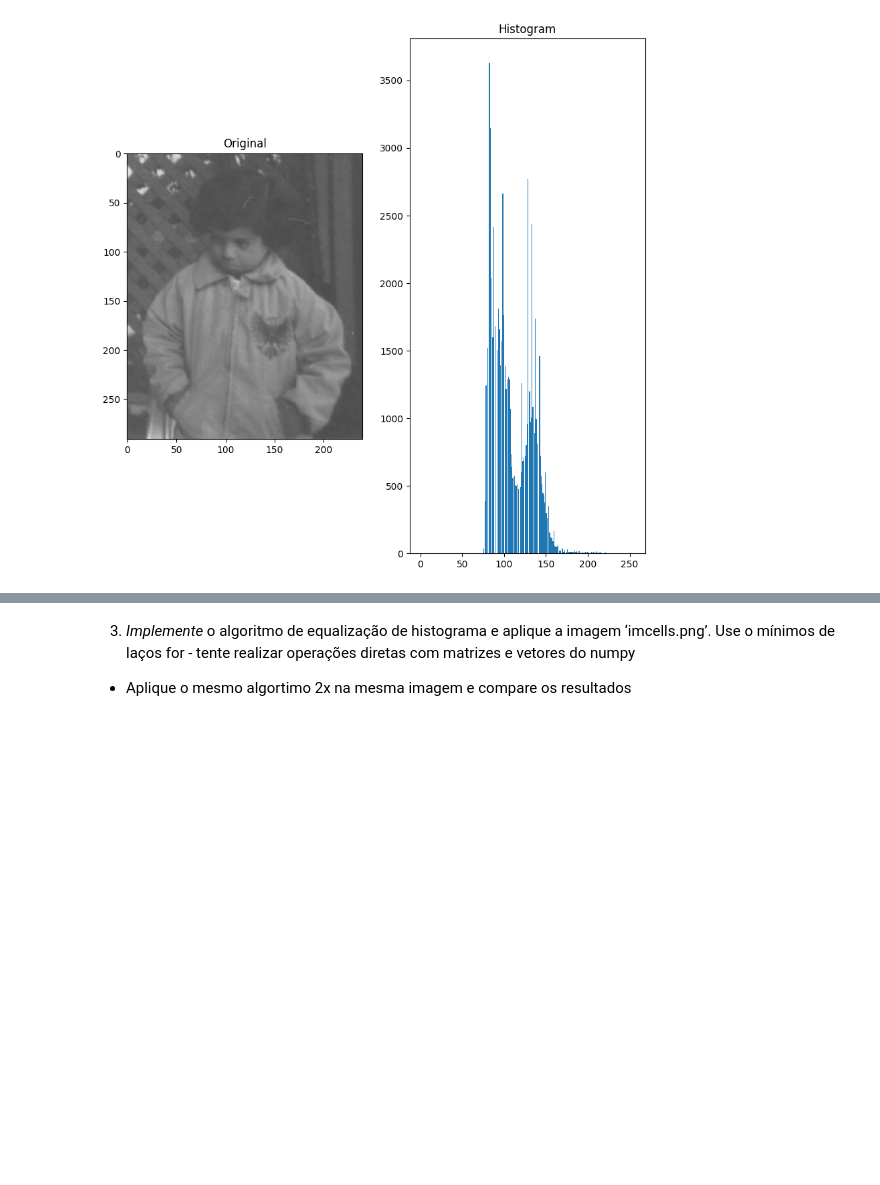
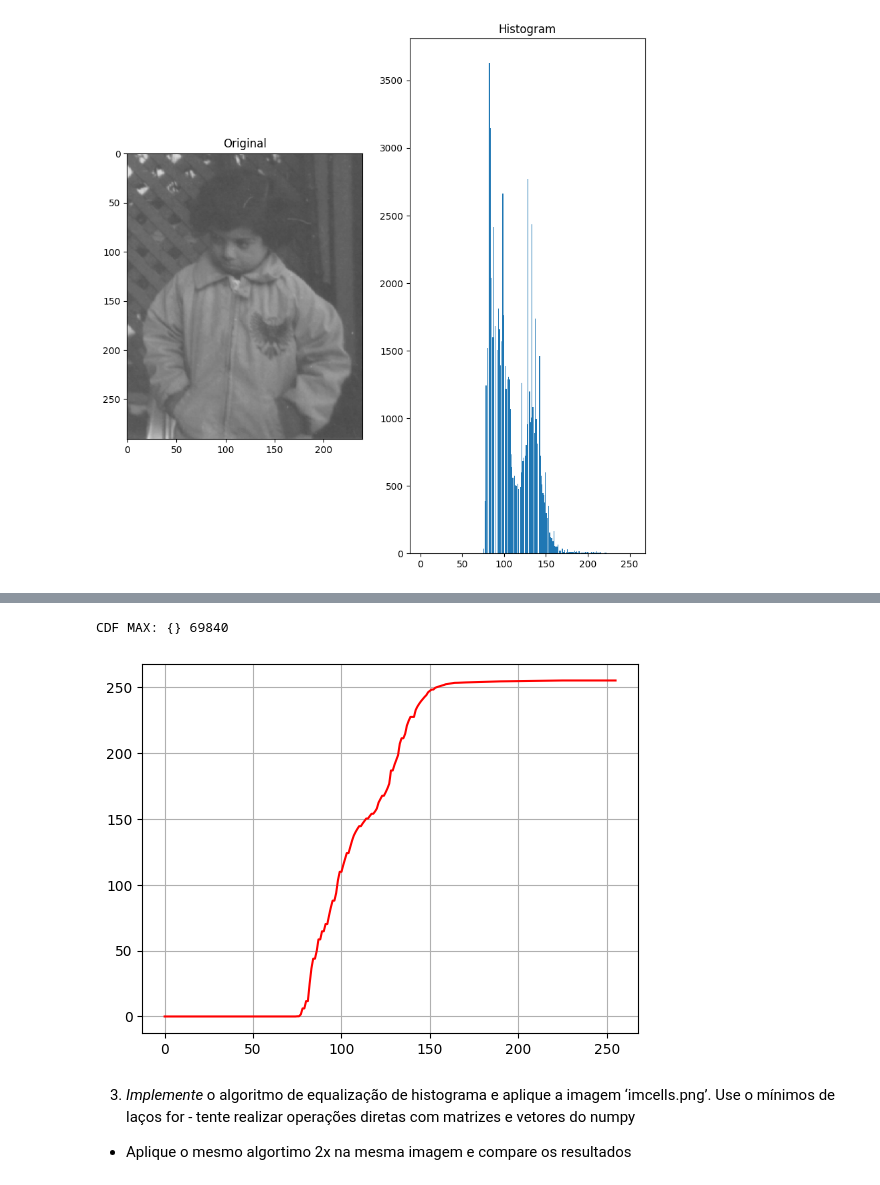
Before and after one commit to gabrielmsantos/pgc111-labs-2023, a Jupyter notebook: Lab03 - Histogram Equalization/Lab03_hist.ipynb, the cells around one changed output, grey strips where cells are left out. Saved outputs shown, nothing was run; the diff lists cells and outputs as text; code cells hidden in the pictures; blank space fills up the shorter version.

Commit message:
Adicionando curva de transformação ao exercicio 2

```diff
--- a/Lab03 - Histogram Equalization/Lab03_hist.ipynb
+++ b/Lab03 - Histogram Equalization/Lab03_hist.ipynb
@@ -115,3 +152,21 @@ axarr[1].hist(img.ravel(), 256, [0, 256])
+# %%
+# Plotando a curva de transformação
+# hist contém o histograma da imagem original. Ou seja a contagem de frequência de cada intensidade
+L = 256
+hist, bins = np.histogram(img.ravel(), L, [0, L])
+# cdf contém a Cumulative Distribution Function (CDF)
+cdf = hist.cumsum()
+# Normalizando a CDF
+# cdf.max = número de pixel na imagem, uma vez que o valor máximo da CDF é o total da soma de frequencias de intensidade da imagem
+# Para 0 <= r < L | s = (L-1) * CDF(r)/(Total of pixels)
+print('CDF MAX: {}', cdf.max())
+cdf_normalized = (cdf / cdf.max() ) * (L - 1)
+
+plt.plot(cdf_normalized, color = 'r')
+plt.grid()
+# %% [output]
+CDF MAX: {} 69840
+[figure, added]
 # %% [markdown]
 3) *Implemente* o algoritmo de equalização de histograma e aplique a imagem ‘imcells.png’. Use o mínimos de laços for - tente realizar operações diretas com matrizes e vetores do numpy
 - Aplique o mesmo algortimo 2x na mesma imagem e compare os resultados
```
Also changed, not shown: parts of 2 cells of this notebook.
